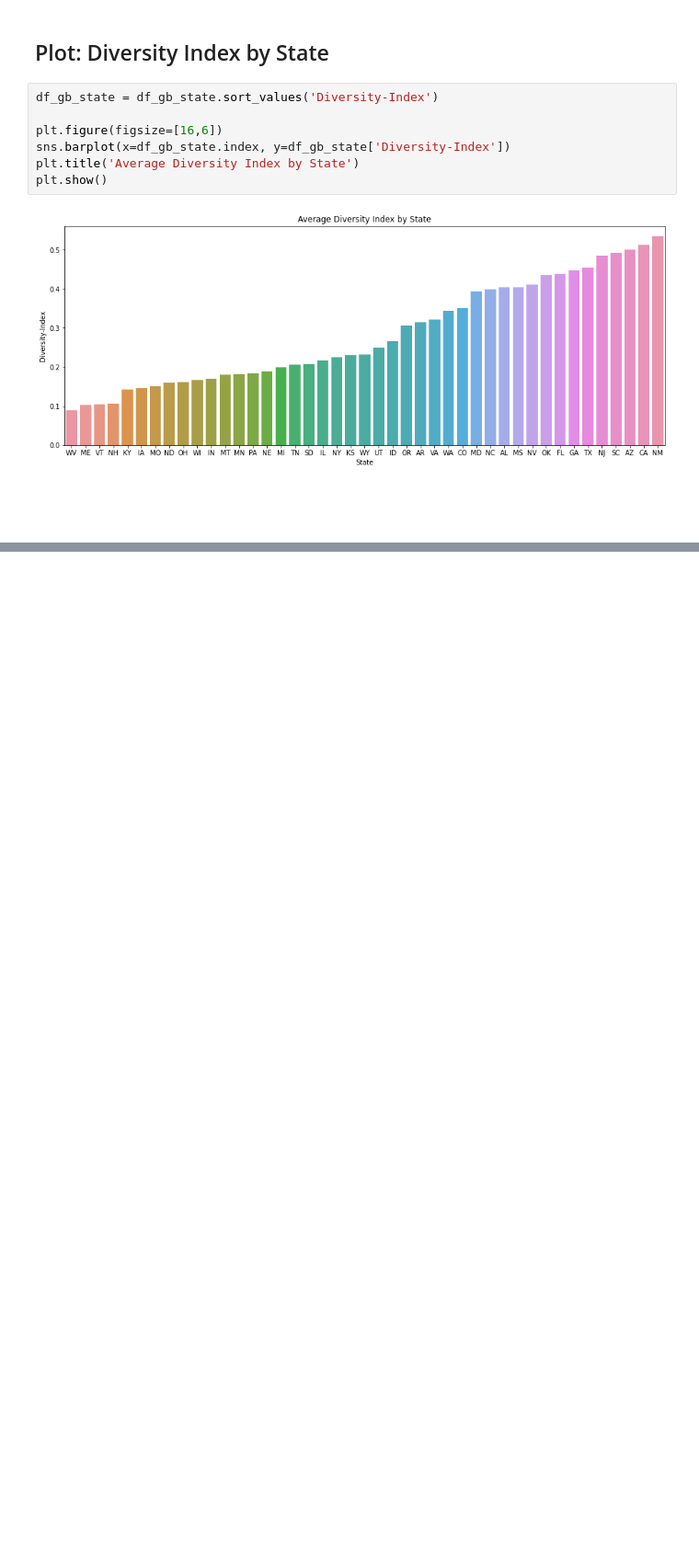
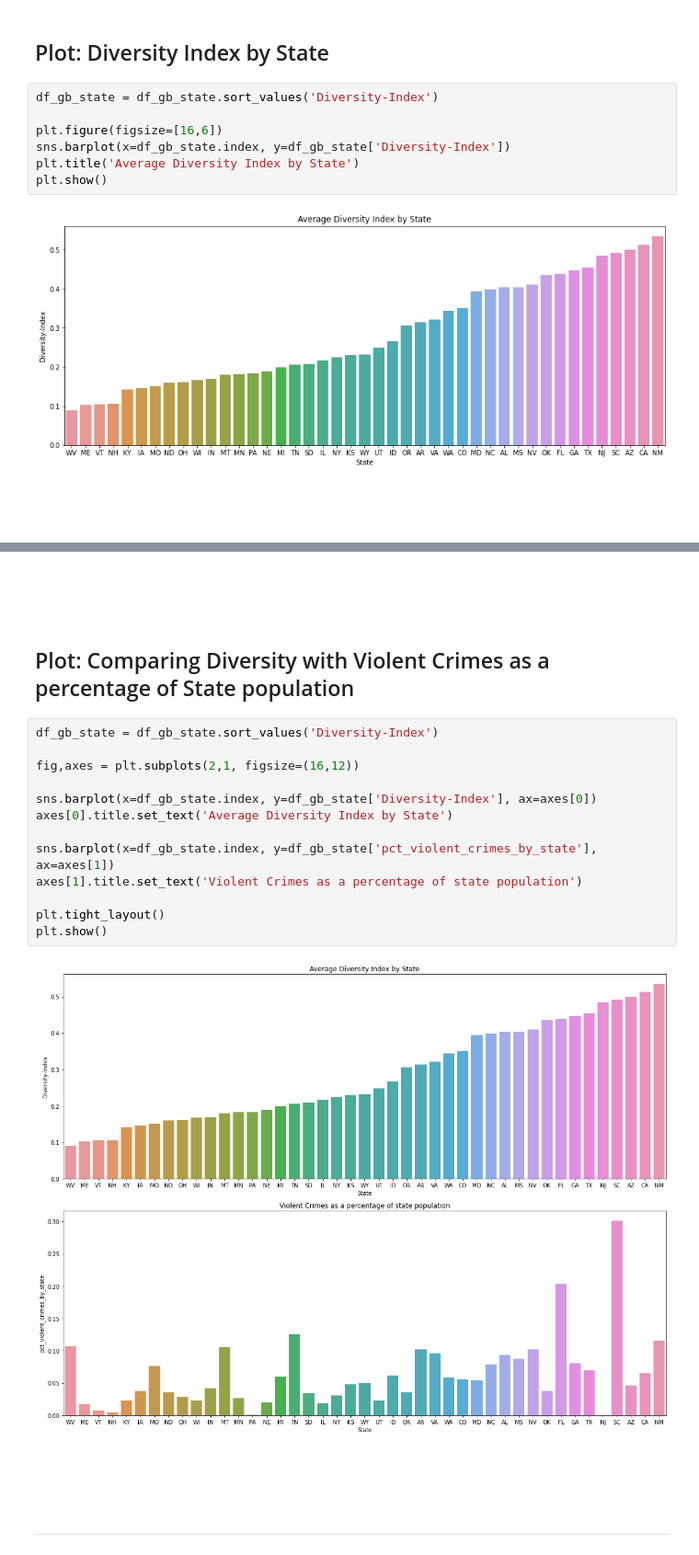
Before and after one commit to Shane-McCallum/Diversity-and-Violence--Is-there-a-connection-, a Jupyter notebook: Notebooks/EDA.ipynb, the cells around one changed output, grey strips where cells are left out. Shown: that part at 92% size. Drawn from its saved outputs; the diff is of its cells as text; blank space fills up the shorter version.

```diff
--- a/Notebooks/EDA.ipynb
+++ b/Notebooks/EDA.ipynb
@@ -129,0 +163,25 @@ plt.show()
+# %% [markdown]
+<br>
+<br>
+# %% [markdown]
+## Plot: Comparing Diversity with Violent Crimes as a percentage of State population
+# %%
+df_gb_state = df_gb_state.sort_values('Diversity-Index')
+
+fig,axes = plt.subplots(2,1, figsize=(16,12))
+
+sns.barplot(x=df_gb_state.index, y=df_gb_state['Diversity-Index'], ax=axes[0])
+axes[0].title.set_text('Average Diversity Index by State')
+
+sns.barplot(x=df_gb_state.index, y=df_gb_state['pct_violent_crimes_by_state'], ax=axes[1])
+axes[1].title.set_text('Violent Crimes as a percentage of state population')
+
+plt.tight_layout()
+plt.show()
+# %% [output]
+[figure, added]
+# %% [markdown]
+<br>
+<br>
+<br>
+<hr>
```
Also changed, not shown: parts of 23 cells of this notebook.
